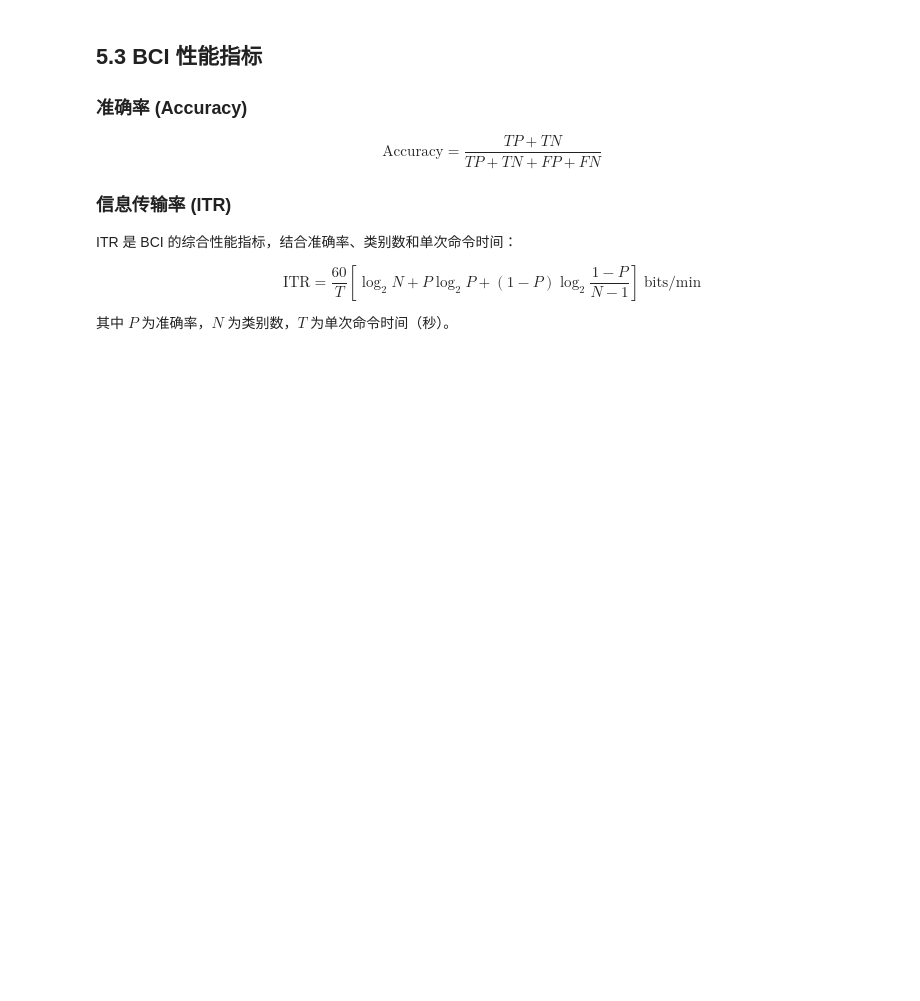
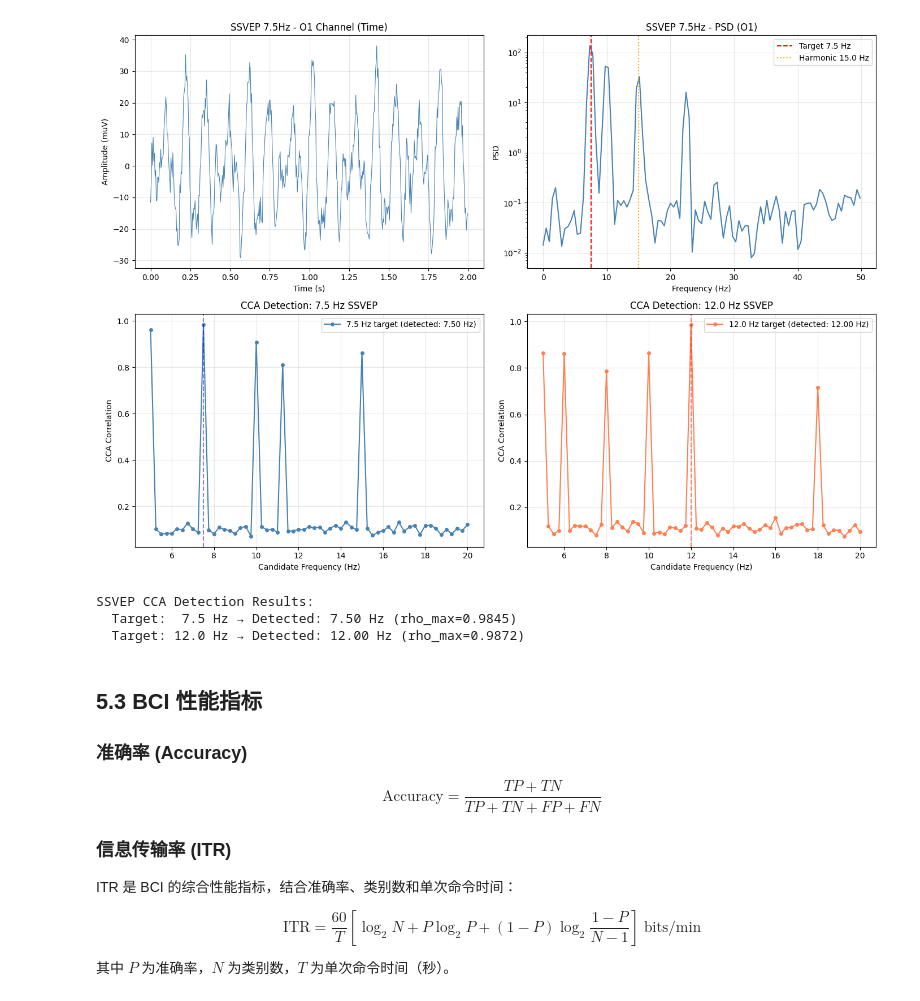
Before and after one commit to usstziyi/openbci-4, a Jupyter notebook: notebooks/unit_05_bci_applications.ipynb, the cells around one changed output. Cells and saved outputs as stored; diff of their text form; code cells hidden in the pictures; blank space fills up the shorter version.

```diff
--- a/notebooks/unit_05_bci_applications.ipynb
+++ b/notebooks/unit_05_bci_applications.ipynb
@@ -251,14 +278,22 @@ def generate_ssvep_data(target_freq, n_channels=8, duration=4.0, sfreq=250.0,
         刺激闪烁频率 (Hz)
     harmonics : int
         包含的谐波数量
+
+    Returns
+    -------
+    data : ndarray (n_channels, n_samples)
+        生成的 SSVEP 数据
+    t : ndarray
+        时间轴 (秒)
     """
     rng = np.random.default_rng(seed)
-    n_samples = int(duration * sfreq)
-    t = np.arange(n_samples) / sfreq
+    n_samples = int(duration * sfreq) # 采样点数
+    t = np.arange(n_samples) / sfreq # 时间轴
 
     data = np.zeros((n_channels, n_samples))
     for ch in range(n_channels):
         # 后部通道 (O1/O2/Oz) SSVEP 更强
+        # 枕部权重：O1/O2/Oz 权重为1.0，其他通道权重为0.3
         occipital_weight = 1.0 if ch >= 5 else 0.3
 
         # 基频 + 谐波
@@ -270,6 +305,7 @@ def generate_ssvep_data(target_freq, n_channels=8, duration=4.0, sfreq=250.0,
 
         noise = rng.normal(0, noise_level, n_samples)
         # 添加 1/f 背景
+        # 给模拟 EEG 数据额外加一个 10 Hz 的背景脑电节律，可以理解成模拟真实 EEG 里的 alpha 节律背景噪声
         background = 20 * np.sin(2 * np.pi * 10 * t) * occipital_weight * 0.5
 
         data[ch] = signal_comp + background + noise
@@ -286,9 +322,12 @@ def cca_ssvep_detect(eeg_data, candidate_freqs, sfreq=250.0, n_harmonics=3):
     eeg_data : ndarray (n_channels, n_samples)
     candidate_freqs : list of float
         候选刺激频率列表
-    sfreq : float
-    n_harmonics : int
+    sfreq : float, optional
+        采样率 (Hz)
+        default: 250.0
+    n_harmonics : int, optional
         使用的谐波数量
+        default: 3
 
     Returns
     -------
@@ -297,13 +336,17 @@ def cca_ssvep_detect(eeg_data, candidate_freqs, sfreq=250.0, n_harmonics=3):
     rho_values : list of float
         各候选频率的相关系数
     """
-    n_samples = eeg_data.shape[1]
-    t = np.arange(n_samples) / sfreq
+    n_samples = eeg_data.shape[1] # 采样点数
+    t = np.arange(n_samples) / sfreq # 时间轴
 
     rho_values = []
     for freq in candidate_freqs:
         # 构建参考信号 Y_f
         ref = []
+        # sin(2πft), cos(2πft)
+        # sin(2π2ft), cos(2π2ft)
+        # sin(2π3ft), cos(2π3ft)
+        # h谐波阶数，表示第几个谐波
         for h in range(1, n_harmonics + 1):
             ref.append(np.sin(2 * np.pi * freq * h * t))
             ref.append(np.cos(2 * np.pi * freq * h * t))
@@ -326,12 +369,18 @@ def cca_ssvep_detect(eeg_data, candidate_freqs, sfreq=250.0, n_harmonics=3):
 FREQ_7 = 7.5   # Hz
 FREQ_12 = 12.0  # Hz
 
+# 生成 7.5 Hz 12.0 Hz SSVEP 数据(稳态视觉诱发电位)
 ssvep_7hz, t_ssvep = generate_ssvep_data(FREQ_7, duration=4.0, sfreq=SFREQ, seed=10)
 ssvep_12hz, _ = generate_ssvep_data(FREQ_12, duration=4.0, sfreq=SFREQ, seed=20)
 
 # CCA 检测
+# 从 5 Hz 到 20 Hz，均匀取 61 个点作为候选频率
+# 每隔 0.25 Hz 取一个候选频率
 candidate_freqs = np.linspace(5, 20, 61)  # 候选频率 5-20 Hz
 
+# ρ 越接近 1，说明越相关
+# ρ 越接近 0，说明几乎不相关
+# ρ 越接近 -1，说明强负相关
 detected_7, rho_7 = cca_ssvep_detect(ssvep_7hz, candidate_freqs, SFREQ)
 detected_12, rho_12 = cca_ssvep_detect(ssvep_12hz, candidate_freqs, SFREQ)
 
@@ -345,43 +394,48 @@ axes[0, 0].set_xlabel("Time (s)")
 axes[0, 0].set_ylabel("Amplitude (muV)")
 axes[0, 0].grid(True, alpha=0.3)
 
-# 7.5 Hz SSVEP: PSD
+# 7.5 Hz SSVEP: PSD 功率谱密度曲线(O1 通道)
 f, psd = signal.welch(ssvep_7hz[6], fs=SFREQ, nperseg=512)
 axes[0, 1].semilogy(f[f < 50], psd[f < 50], color="steelblue")
 axes[0, 1].axvline(FREQ_7, color="red", linestyle="--", label=f"Target {FREQ_7} Hz")
 axes[0, 1].axvline(FREQ_7*2, color="orange", linestyle=":", label=f"Harmonic {FREQ_7*2} Hz")
 axes[0, 1].set_title(f"SSVEP 7.5Hz - PSD (O1)")
 axes[0, 1].set_xlabel("Frequency (Hz)")
 axes[0, 1].set_ylabel("PSD")
 axes[0, 1].legend()
 axes[0, 1].grid(True, alpha=0.3)
 
-# CCA 相关系数曲线
+# CCA 7.5 Hz 相关系数曲线
 axes[1, 0].plot(candidate_freqs, rho_7, "o-", color="steelblue",
                 label=f"7.5 Hz target (detected: {detected_7:.2f} Hz)", markersize=4)
 axes[1, 0].axvline(FREQ_7, color="blue", linestyle="--", alpha=0.5)
 axes[1, 0].set_xlabel("Candidate Frequency (Hz)")
 axes[1, 0].set_ylabel("CCA Correlation")
 axes[1, 0].set_title("CCA Detection: 7.5 Hz SSVEP")
 axes[1, 0].legend()
 axes[1, 0].grid(True, alpha=0.3)
 
-# 12 Hz 检测
+# CCA 12.0 Hz 相关系数曲线
 axes[1, 1].plot(candidate_freqs, rho_12, "o-", color="coral",
-                label=f"12 Hz target (detected: {detected_12:.2f} Hz)", markersize=4)
+                label=f"12.0 Hz target (detected: {detected_12:.2f} Hz)", markersize=4)
 axes[1, 1].axvline(FREQ_12, color="red", linestyle="--", alpha=0.5)
 axes[1, 1].set_xlabel("Candidate Frequency (Hz)")
 axes[1, 1].set_ylabel("CCA Correlation")
-axes[1, 1].set_title("CCA Detection: 12 Hz SSVEP")
+axes[1, 1].set_title("CCA Detection: 12.0 Hz SSVEP")
 axes[1, 1].legend()
 axes[1, 1].grid(True, alpha=0.3)
 
 plt.tight_layout()
 plt.show()
 
 print(f"SSVEP CCA Detection Results:")
 print(f"  Target:  7.5 Hz → Detected: {detected_7:.2f} Hz (rho_max={max(rho_7):.4f})")
 print(f"  Target: 12.0 Hz → Detected: {detected_12:.2f} Hz (rho_max={max(rho_12):.4f})")
+# %% [output]
+[figure, added]
+SSVEP CCA Detection Results:
+  Target:  7.5 Hz → Detected: 7.50 Hz (rho_max=0.9845)
+  Target: 12.0 Hz → Detected: 12.00 Hz (rho_max=0.9872)
 # %% [markdown]
 ## 5.3 BCI 性能指标
 
```
Also changed, not shown: parts of 7 cells of this notebook, 2 other files.
